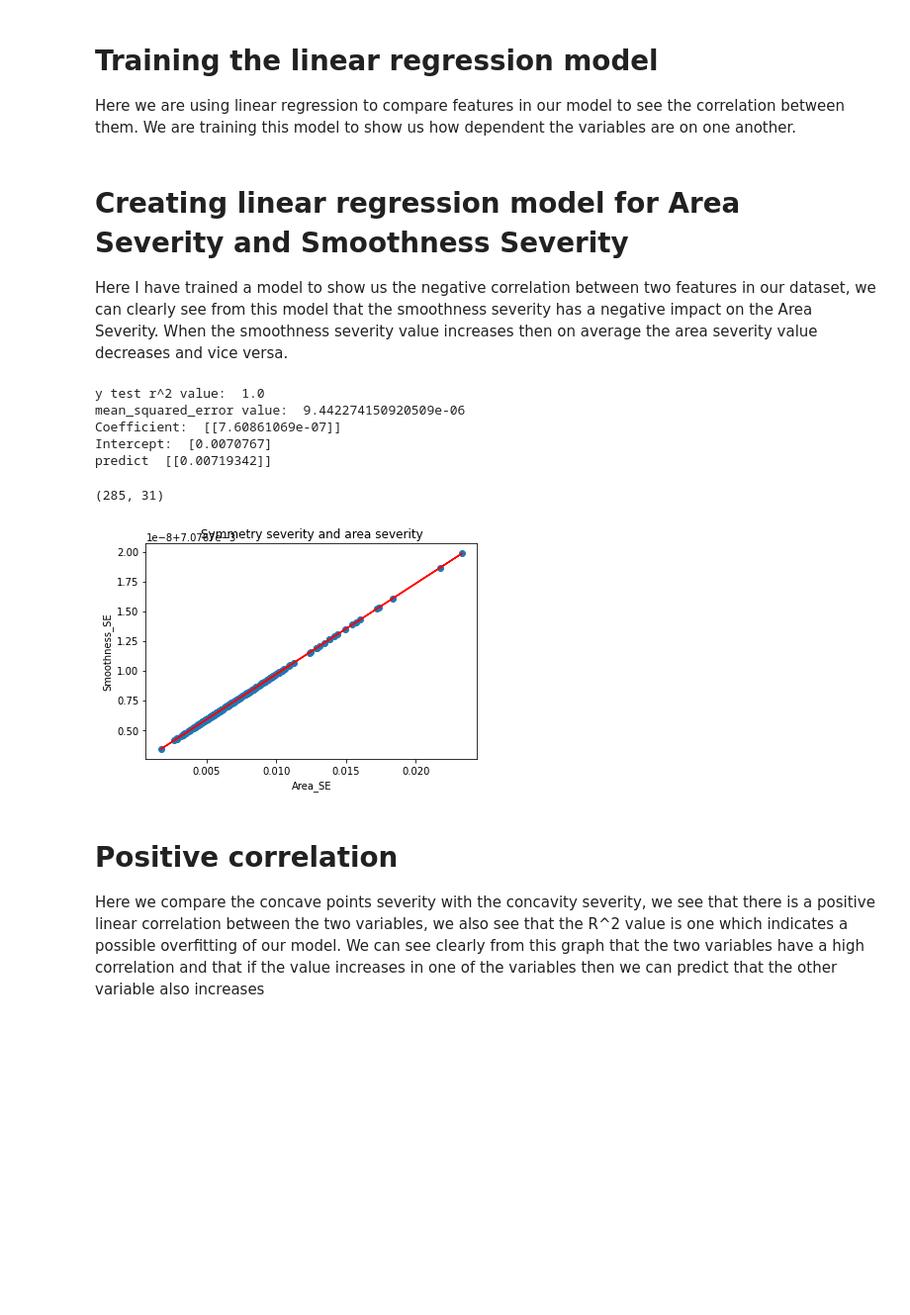
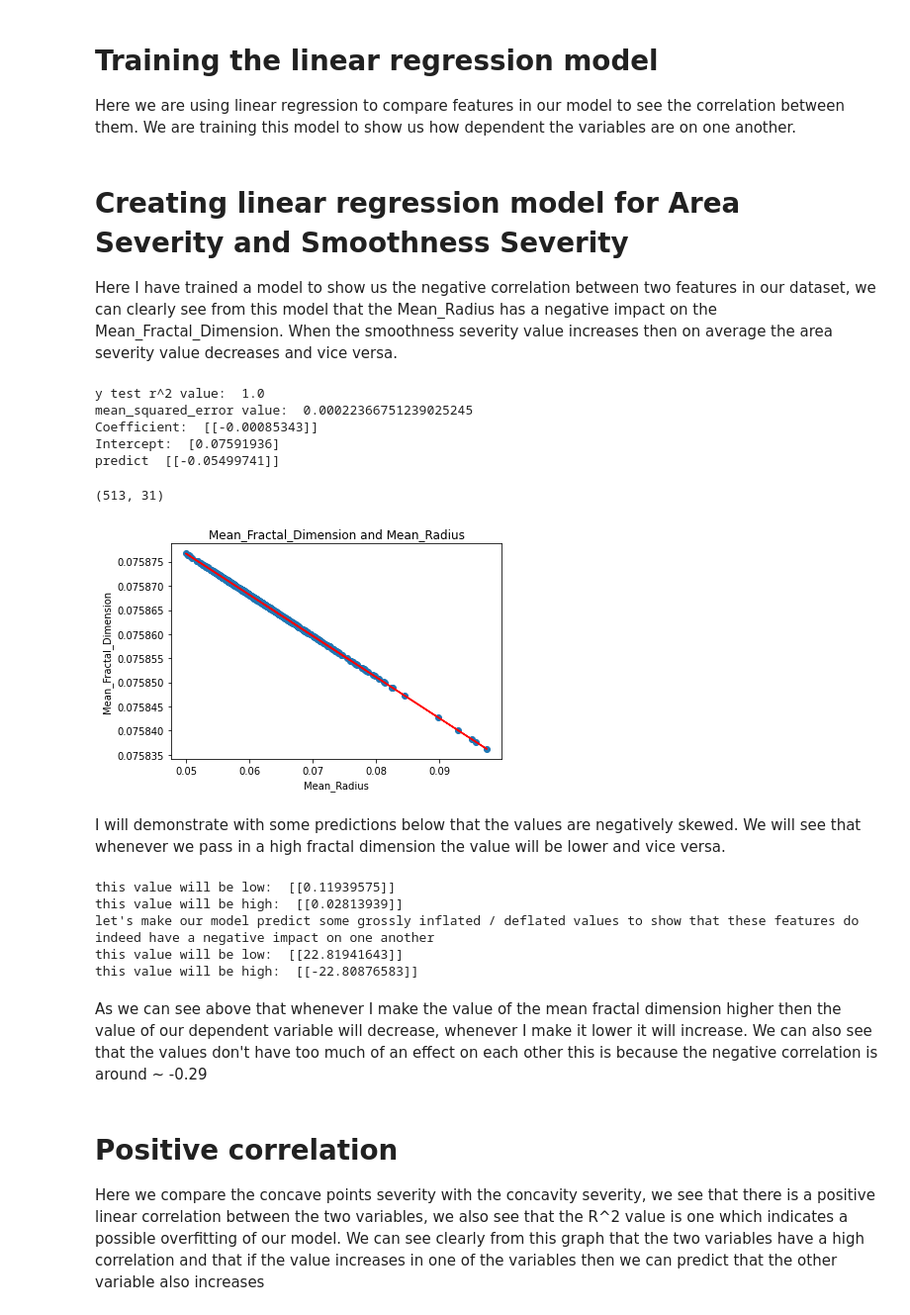
Before and after one commit to Ultan-Kearns/LYIT-Machine-Learning-Project, a Jupyter notebook: CA3Notebook.ipynb, the cells around one changed output. Shown: that part at 99% size. Drawn from its saved outputs; the diff is of its cells as text; code cells hidden in the pictures; blank space fills up the shorter version.

Commit message:
Added some more information about linear regression with examples

```diff
--- a/CA3Notebook.ipynb
+++ b/CA3Notebook.ipynb
@@ -31,7 +31,7 @@ X = X.drop(['ID'],axis=1)
 y = y.drop(['ID'],axis=1)
 from sklearn.model_selection import train_test_split
 # could use random state 42 for same results every time
-X_train, X_test, y_train, y_test = train_test_split(X, y, test_size=0.5)
+X_train, X_test, y_train, y_test = train_test_split(X, y, test_size=0.9)
 # %% [markdown]
 Here we are showing some of the values in our training sets and our test sets, by doing this we can see that we have a decent amount of randomness in our data
 # %%
@@ -272,42 +272,62 @@ y_test.corr(method='pearson')
 Here we are using linear regression to compare features in our model to see the correlation between them.  We are training this model to show us how dependent the variables are on one another.
 # %% [markdown]
 # Creating linear regression model for Area Severity and Smoothness Severity
-Here I have trained a model to show us the negative correlation between two features in our dataset, we can clearly see from this model that the smoothness severity has a negative impact on the Area Severity.  When the smoothness severity value increases then on average the area severity value decreases and vice versa.
+Here I have trained a model to show us the negative correlation between two features in our dataset, we can clearly see from this model that the Mean_Radius has a negative impact on the Mean_Fractal_Dimension.  When the smoothness severity value increases then on average the area severity value decreases and vice versa.
 # %%
 # Here we train a model to perform linear regression data set to predict the diagnosis
 from sklearn.linear_model import LinearRegression
 from sklearn.metrics import mean_squared_error, r2_score
 from math import sqrt
 from scipy import stats
 # create the linear regression model by fitting training set to the test set
-y_testArray = np.array(y_test['Smoothness_SE']).reshape(-1,1)
-y_trainArray = np.array(y_train['Smoothness_SE']).reshape(-1,1)
-X_trainArray = np.array(X_train['Area_SE']).reshape(-1,1)
-X_testArray = np.array(X_test['Area_SE']).reshape(-1,1)
+y_testArray = np.array(y_test['Mean_Fractal_Dimension']).reshape(-1,1)
+y_trainArray = np.array(y_train['Mean_Fractal_Dimension']).reshape(-1,1)
+X_trainArray = np.array(X_train['Mean_Radius']).reshape(-1,1)
+X_testArray = np.array(X_test['Mean_Radius']).reshape(-1,1)
 regression_model = LinearRegression().fit(X_trainArray, y_trainArray)
 # Score the model and retrive r^2 value
 y_pred = regression_model.predict(y_testArray)
 rSquared = regression_model.score(y_testArray, y_pred)
 print('y test r^2 value: ', rSquared)
 print('mean_squared_error value: ', mean_squared_error(y_testArray, y_pred))
 print('Coefficient: ',regression_model.coef_)
 print('Intercept: ',regression_model.intercept_)
 
-plt.xlabel("Area_SE")
-plt.ylabel("Smoothness_SE")
-plt.title('Symmetry severity and area severity')
+plt.xlabel("Mean_Radius")
+plt.ylabel("Mean_Fractal_Dimension")
+plt.title('Mean_Fractal_Dimension and Mean_Radius')
 plt.scatter(y_testArray,y_pred)
 plt.plot(y_testArray,y_pred,c='r')
 print('predict ',regression_model.predict([[153.4]]))
 y_test.shape
 # %% [output]
 y test r^2 value:  1.0
-mean_squared_error value:  9.442274150920509e-06
-Coefficient:  [[7.60861069e-07]]
-Intercept:  [0.0070767]
-predict  [[0.00719342]]
+mean_squared_error value:  0.00022366751239025245
+Coefficient:  [[-0.00085343]]
+Intercept:  [0.07591936]
+predict  [[-0.05499741]]
-(285, 31)
+(513, 31)
-[figure, old version]
+[figure, new version]
+# %% [markdown]
+I will demonstrate with some predictions below that the values are negatively skewed.  We will see that whenever we pass in a high fractal dimension the value will be lower and vice versa.
+# %%
+# As we can see not too much of a difference between the values here
+print('this value will be low: ', regression_model.predict([[0.5]]))
+print('this value will be high: ', regression_model.predict([[0.1]]))
+
+# just to make our example clearer let's use ridiculously inflated values
+print('let\'s make our model predict some grossly inflated / deflated values to show that these features do indeed have a negative impact on one another')
+print('this value will be low: ', regression_model.predict([[100]]))
+# I use a negative value here to demonstrate the radius the higher the mean fractal dimension
+print('this value will be high: ', regression_model.predict([[-100]]))
+# %% [output]
+this value will be low:  [[0.11939575]]
+this value will be high:  [[0.02813939]]
+let's make our model predict some grossly inflated / deflated values to show that these features do indeed have a negative impact on one another
+this value will be low:  [[22.81941643]]
+this value will be high:  [[-22.80876583]]
+# %% [markdown]
+As we can see above that whenever I make the value of the mean fractal dimension higher then the value of our dependent variable will decrease, whenever I make it lower it will increase.  We can also see that the values don't have too much of an effect on each other this is because the negative correlation is around ~ -0.29
 # %% [markdown]
 # Positive correlation
 Here we compare the concave points severity with the concavity severity, we see that there is a positive linear correlation between the two variables, we also see that the R^2 value is one which indicates a possible overfitting of our model.  We can see clearly from this graph that the two variables have a high correlation and that if the value increases in one of the variables then we can predict that the other variable also increases
```
Also changed, not shown: parts of 24 cells of this notebook.
